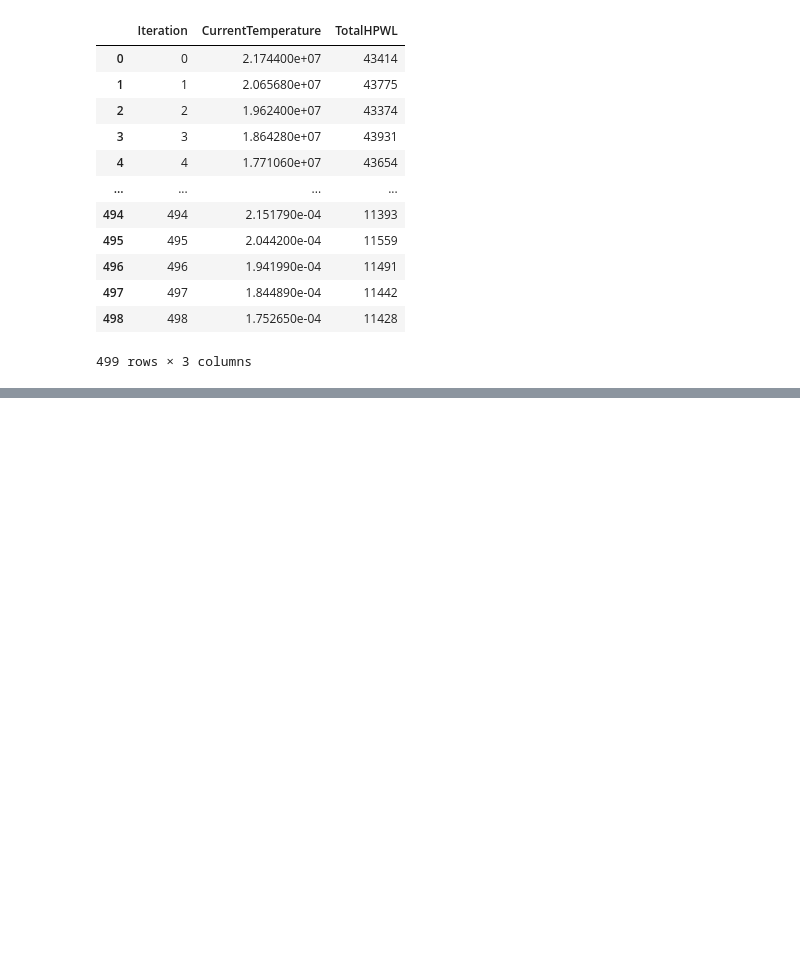
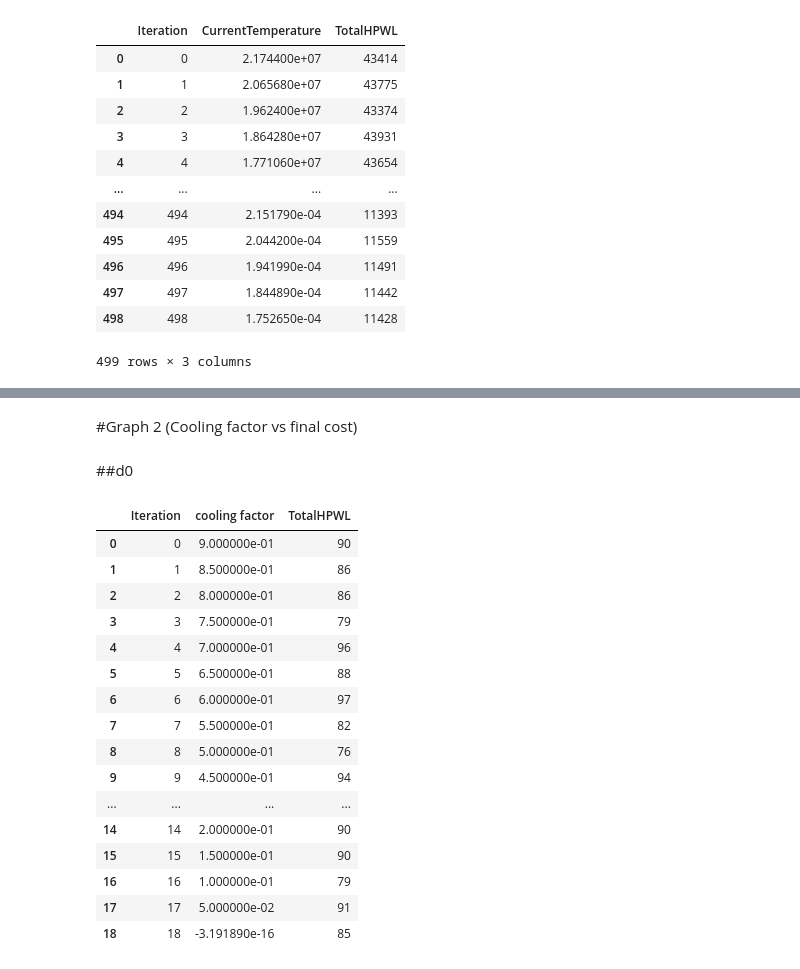
Before and after one commit to muhammadahmedelmahdy/DD2_Project, a Jupyter notebook: DD2_Graphs.ipynb, the cells around one changed output, grey strips where cells are left out. Drawn from its saved outputs; the diff is of its cells as text; code cells hidden in the pictures; blank space fills up the shorter version.

Commit message:
The remaining group of the graphs
Generated the remaining graphs and plotted them in the notebook

```diff
--- a/DD2_Graphs.ipynb
+++ b/DD2_Graphs.ipynb
@@ -238,3 +238,29 @@ fig.update_layout(
 fig.update_xaxes(autorange="reversed")
 # %% [output]
 [interactive output not drawn]
+# %% [markdown]
+#Graph 2 (Cooling factor vs final cost)
+# %% [markdown]
+##d0
+# %%
+d0_df2=pd.read_csv('annealing_data_graph2_d0.csv')
+# %%
+d0_df2
+# %% [output]
+|  | Iteration | cooling factor | TotalHPWL |
+| 0 | 0 | 9.000000e-01 | 90 |
+| 1 | 1 | 8.500000e-01 | 86 |
+| 2 | 2 | 8.000000e-01 | 86 |
+| 3 | 3 | 7.500000e-01 | 79 |
+| 4 | 4 | 7.000000e-01 | 96 |
+| 5 | 5 | 6.500000e-01 | 88 |
+| 6 | 6 | 6.000000e-01 | 97 |
+| 7 | 7 | 5.500000e-01 | 82 |
+| 8 | 8 | 5.000000e-01 | 76 |
+| 9 | 9 | 4.500000e-01 | 94 |
+| ... | ... | ... | ... |
+| 14 | 14 | 2.000000e-01 | 90 |
+| 15 | 15 | 1.500000e-01 | 90 |
+| 16 | 16 | 1.000000e-01 | 79 |
+| 17 | 17 | 5.000000e-02 | 91 |
+| 18 | 18 | -3.191890e-16 | 85 |
```
Also changed, not shown: parts of 25 cells of this notebook.
